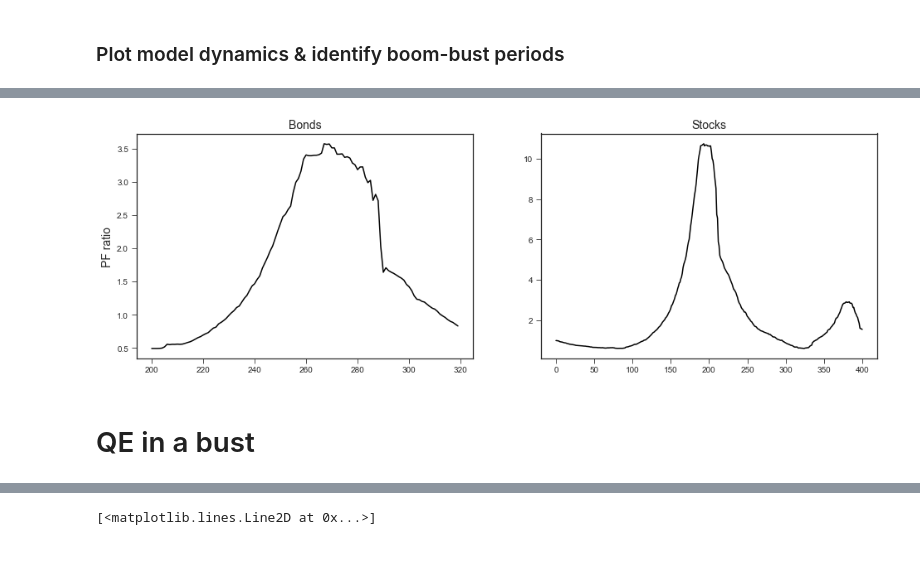
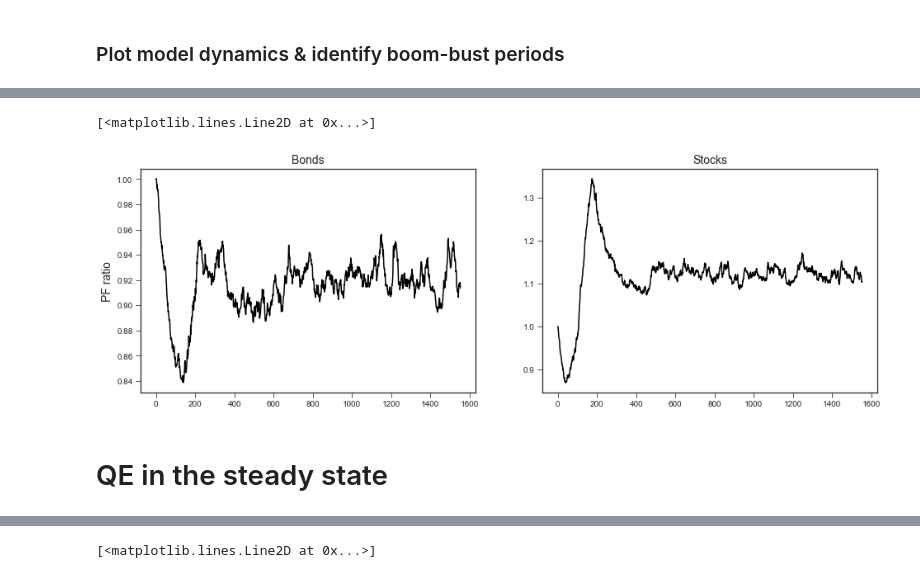
Before and after one commit to joerischasfoort/qe-inequality, a Jupyter notebook: QE-asset-cycles.ipynb, the cells around one changed output, grey strips where cells are left out. Cells and saved outputs as stored; diff of their text form; code cells hidden in the pictures.

```diff
--- a/QE-asset-cycles.ipynb
+++ b/QE-asset-cycles.ipynb
@@ -29,14 +29,14 @@ burn_in_period = 0
 # %%
 params = {"fundamental_values": [105, 166], "asset_types": ['stock', 'stock'],
               "trader_sample_size": 22, "n_traders": 500,
-              "ticks": 800, "std_fundamentals": [0.02, 0.053],
+              "ticks": 1552, "std_fundamentals": [0.02, 0.053],
               "std_noise": 0.159, "w_random": 0.056,
-              "strat_share_chartists": 0.52,
+              "strat_share_chartists": 0.305,
               "init_assets": [1662, 571], "base_risk_aversion": 4.051,
               'spread_max': 0.004, "horizon": 200,
-              "fundamentalist_horizon_multiplier": 2.2,
-              "trades_per_tick": 3, "mutation_intensity": 0.0477,
-              "average_learning_ability": 0.020, 'money_multiplier': 0.7,
+              "fundamentalist_horizon_multiplier": 2.22,
+              "trades_per_tick": 3, "mutation_intensity": 0.477,
+              "average_learning_ability": 0.38, 'money_multiplier': 0.7,
               "bond_mean_reversion": 0.0,
               "qe_perc_size": 0.0, "qe_start": 1, "qe_end": 2, "qe_asset_index": 0}
 # %%
@@ -96,19 +87,17 @@ bust_time_ends = [320, 320, 320, 320, 320]
 # %%
 fig, (ax1, ax2) = plt.subplots(1, 2, figsize=(16,5))
 
 ax1.set_title('Bonds', fontsize='14')
 ax2.set_title('Stocks', fontsize='14')
 
-ax1.plot(asset_prices[0].index[200:320], (asset_prices[0].mean(axis=1) / asset_fundamentals[0].mean(axis=1))[200:320], 'k-', label='pf')
+ax1.plot(asset_prices[0].index, (asset_prices[0].mean(axis=1) / asset_fundamentals[0].mean(axis=1))[:], 'k-', label='pf')
 ax1.set_ylabel('PF ratio', fontsize='14')
 ax2.plot(asset_prices[1].index, asset_prices[1].mean(axis=1) / asset_fundamentals[1].mean(axis=1), 'k-', label='pf')
 
-# ax3.bar(range(len(asset_volumes[0].mean(axis=1))), asset_volumes[0].mean(axis=1), color='black')
-# ax4.bar(range(len(asset_volumes[1].mean(axis=1))), asset_volumes[1].mean(axis=1), color='black')
-# ax3.set_ylabel('Volume', fontsize='14')
 
-fig.savefig('non_QE_dynamics.png', dpi=200)
+#fig.savefig('non_QE_dynamics.png', dpi=200)
 # %% [output]
+[<matplotlib.lines.Line2D at 0x...>]
-[figure, old version]
+[figure, new version]
 # %% [markdown]
-# QE in a bust
+# QE in the steady state
```
Also changed, not shown: parts of 10 cells of this notebook, 2 other files.
